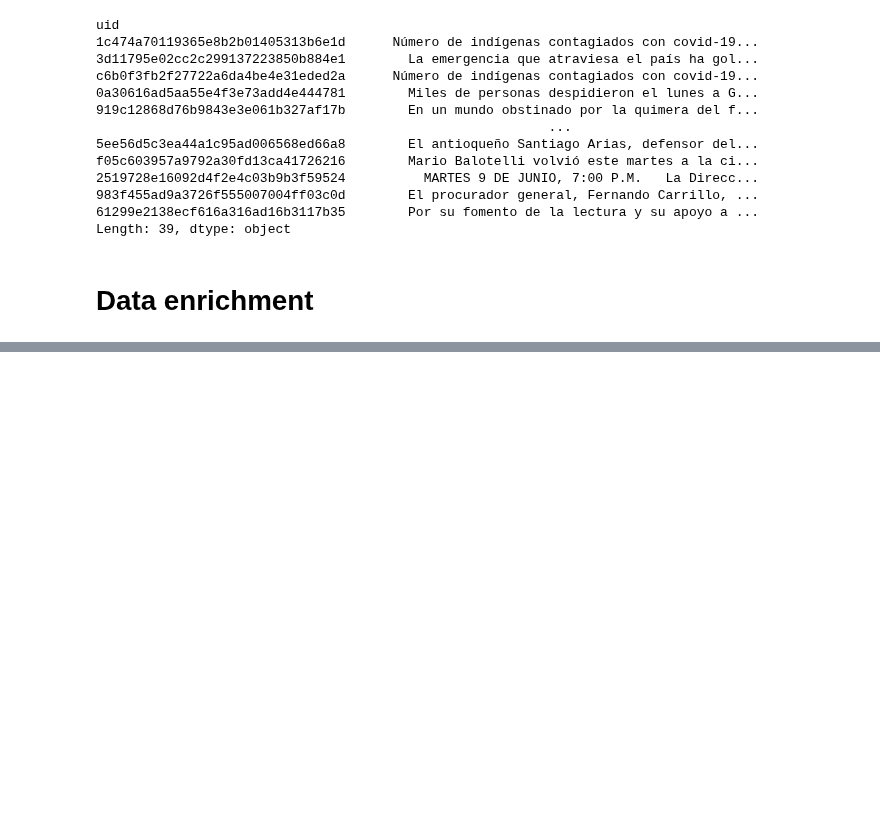
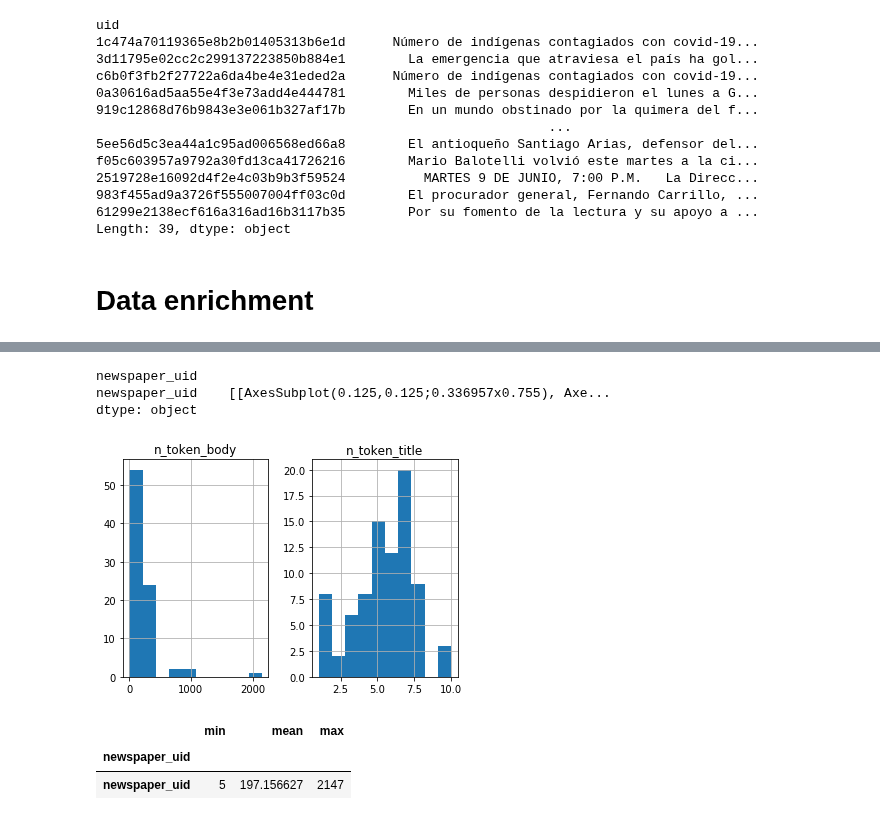
Before and after one commit to maurogome/platzi, a Jupyter notebook: escuela_data_science/data_engineer/data type.ipynb, the cells around one changed output, grey strips where cells are left out. Drawn from its saved outputs; the diff is of its cells as text; code cells hidden in the pictures; blank space fills up the shorter version.

```diff
--- a/escuela_data_science/data_engineer/data type.ipynb
+++ b/escuela_data_science/data_engineer/data type.ipynb
@@ -443,0 +531,17 @@ el_colombiano
+# %%
+all_newspapers = pd.concat([clean_eluniversal, clean_elcolombiano])
+
+grouped = all_newspapers.groupby('newspaper_uid')
+
+grouped.hist()
+# %% [output]
+newspaper_uid
+newspaper_uid    [[AxesSubplot(0.125,0.125;0.336957x0.755), Axe...
+dtype: object
+[figure, added]
+# %%
+grouped['n_token_body'].agg(['min', 'mean', 'max'])
+# %% [output]
+|  | min | mean | max |
+| newspaper_uid |  |  |  |
+| newspaper_uid | 5 | 197.156627 | 2147 |
```
Also changed, not shown: parts of 17 cells of this notebook, 27 other files.
